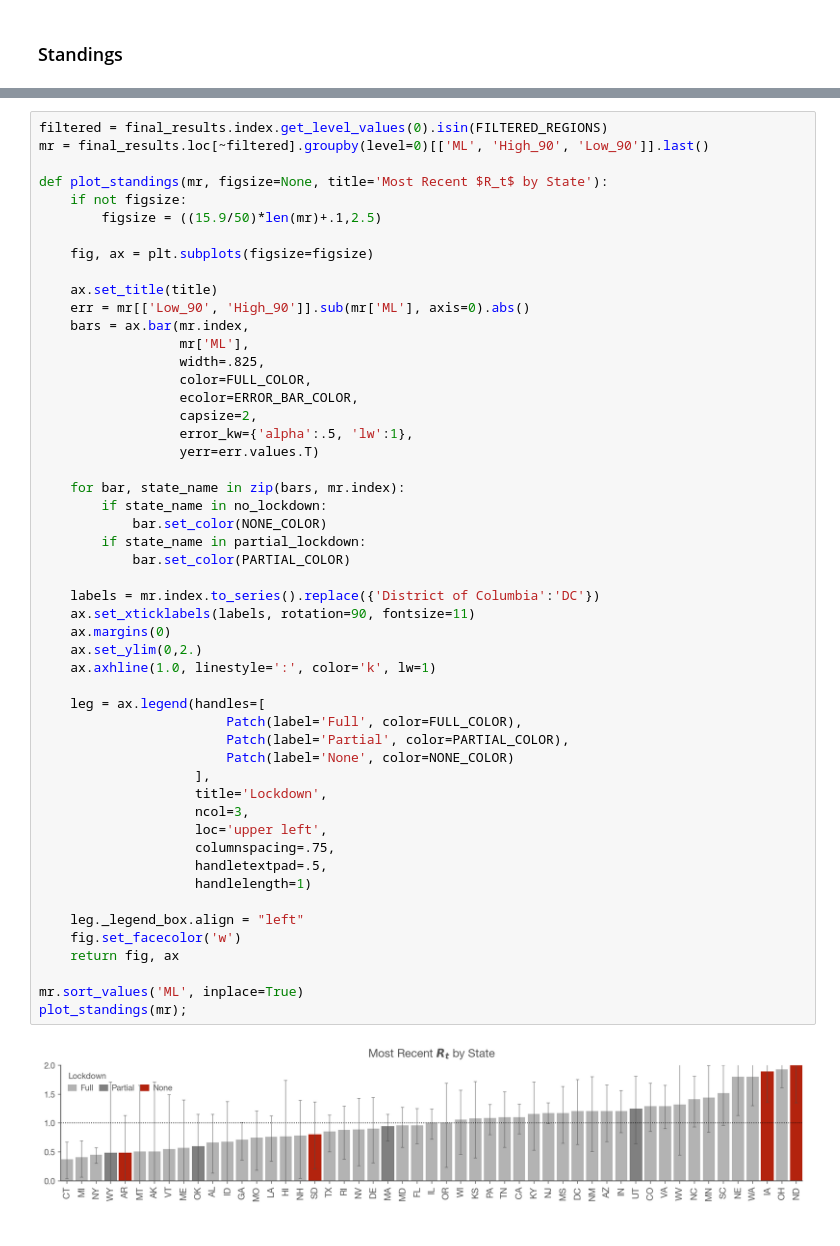
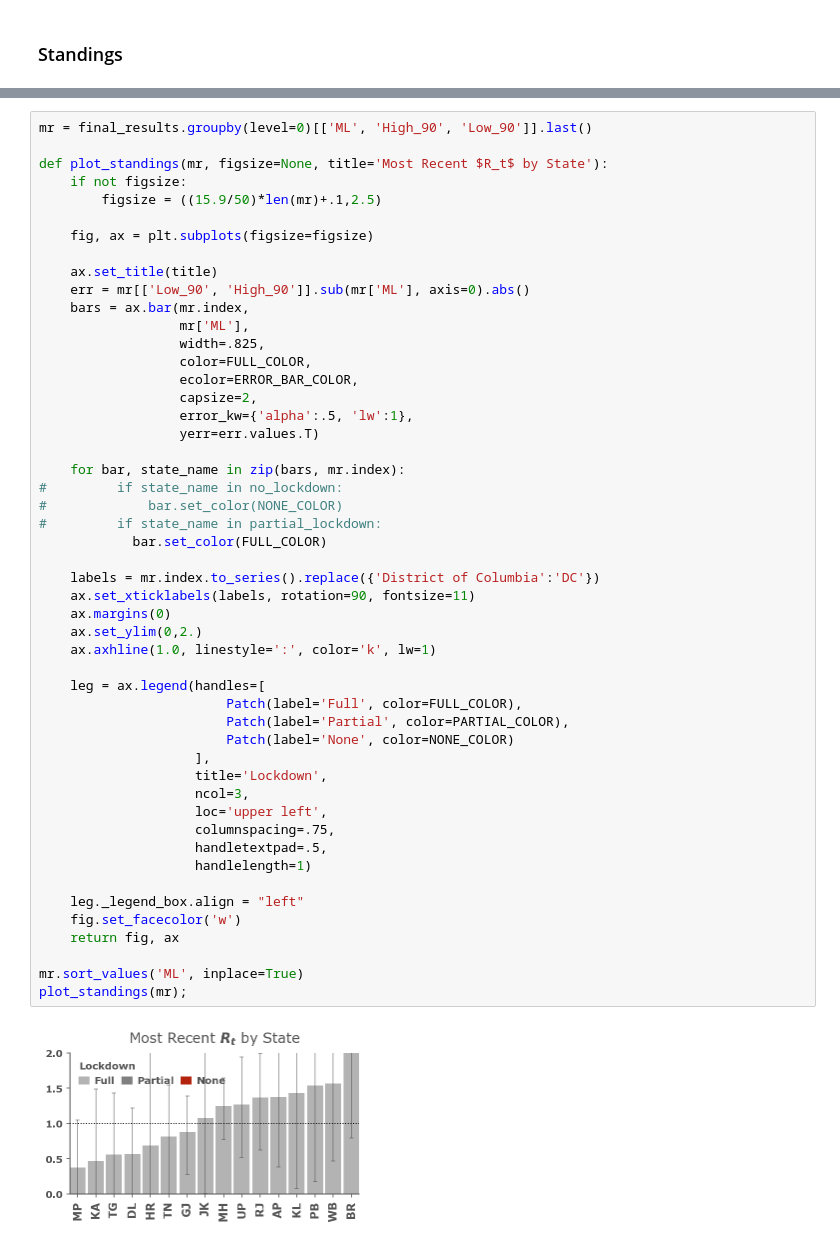
Before and after one commit to rsmeghana8/covid-19, a Jupyter notebook: Realtime R0 India.ipynb, the cells around one changed output, grey strips where cells are left out. Cells and saved outputs as stored; diff of their text form.

```diff
--- a/Realtime R0 India.ipynb
+++ b/Realtime R0 India.ipynb
@@ -878,6 +863,5 @@ final_results
 # %%
-filtered = final_results.index.get_level_values(0).isin(FILTERED_REGIONS)
-mr = final_results.loc[~filtered].groupby(level=0)[['ML', 'High_90', 'Low_90']].last()
+mr = final_results.groupby(level=0)[['ML', 'High_90', 'Low_90']].last()
 
 def plot_standings(mr, figsize=None, title='Most Recent $R_t$ by State'):
     if not figsize:
@@ -896,38 +880,38 @@ def plot_standings(mr, figsize=None, title='Most Recent $R_t$ by State'):
                   error_kw={'alpha':.5, 'lw':1},
                   yerr=err.values.T)
 
     for bar, state_name in zip(bars, mr.index):
-        if state_name in no_lockdown:
-            bar.set_color(NONE_COLOR)
-        if state_name in partial_lockdown:
-            bar.set_color(PARTIAL_COLOR)
+#         if state_name in no_lockdown:
+#             bar.set_color(NONE_COLOR)
+#         if state_name in partial_lockdown:
+            bar.set_color(FULL_COLOR)
 
     labels = mr.index.to_series().replace({'District of Columbia':'DC'})
     ax.set_xticklabels(labels, rotation=90, fontsize=11)
     ax.margins(0)
     ax.set_ylim(0,2.)
     ax.axhline(1.0, linestyle=':', color='k', lw=1)
 
     leg = ax.legend(handles=[
                         Patch(label='Full', color=FULL_COLOR),
                         Patch(label='Partial', color=PARTIAL_COLOR),
                         Patch(label='None', color=NONE_COLOR)
                     ],
                     title='Lockdown',
                     ncol=3,
                     loc='upper left',
                     columnspacing=.75,
                     handletextpad=.5,
                     handlelength=1)
 
     leg._legend_box.align = "left"
     fig.set_facecolor('w')
     return fig, ax
 
 mr.sort_values('ML', inplace=True)
 plot_standings(mr);
 # %% [output]
-[figure, old version]
+[figure, new version]
 # %%
 mr.sort_values('High_90', inplace=True)
 plot_standings(mr);
```
Also changed, not shown: parts of 5 cells of this notebook, 9 other files.
